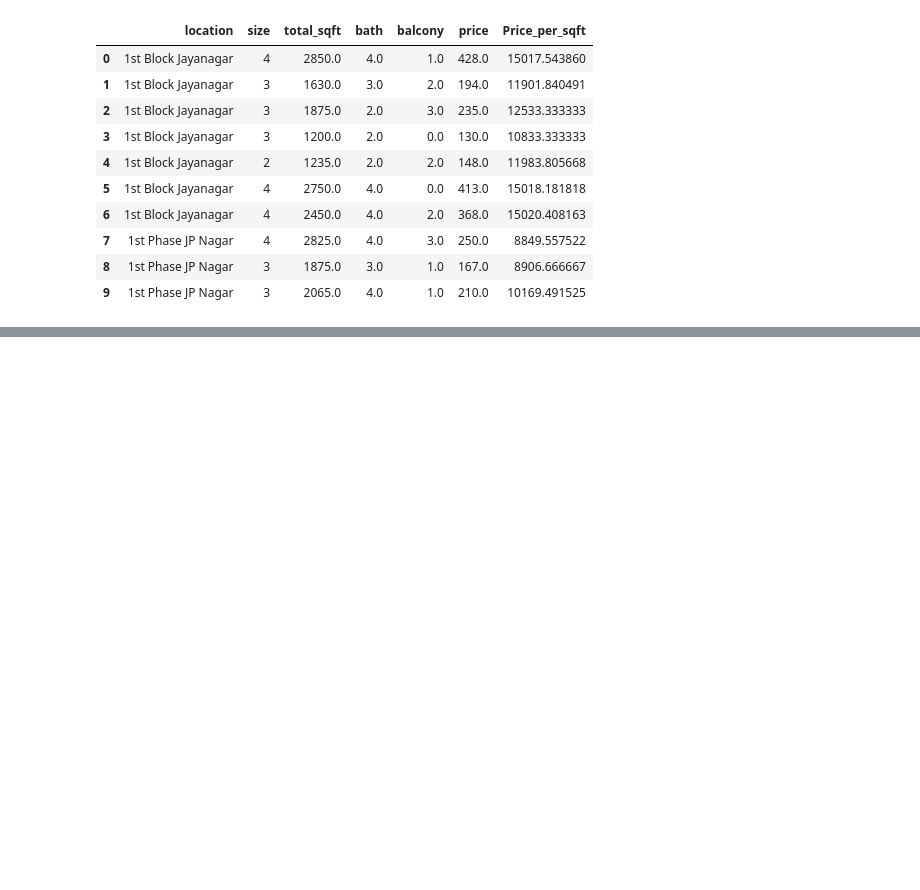
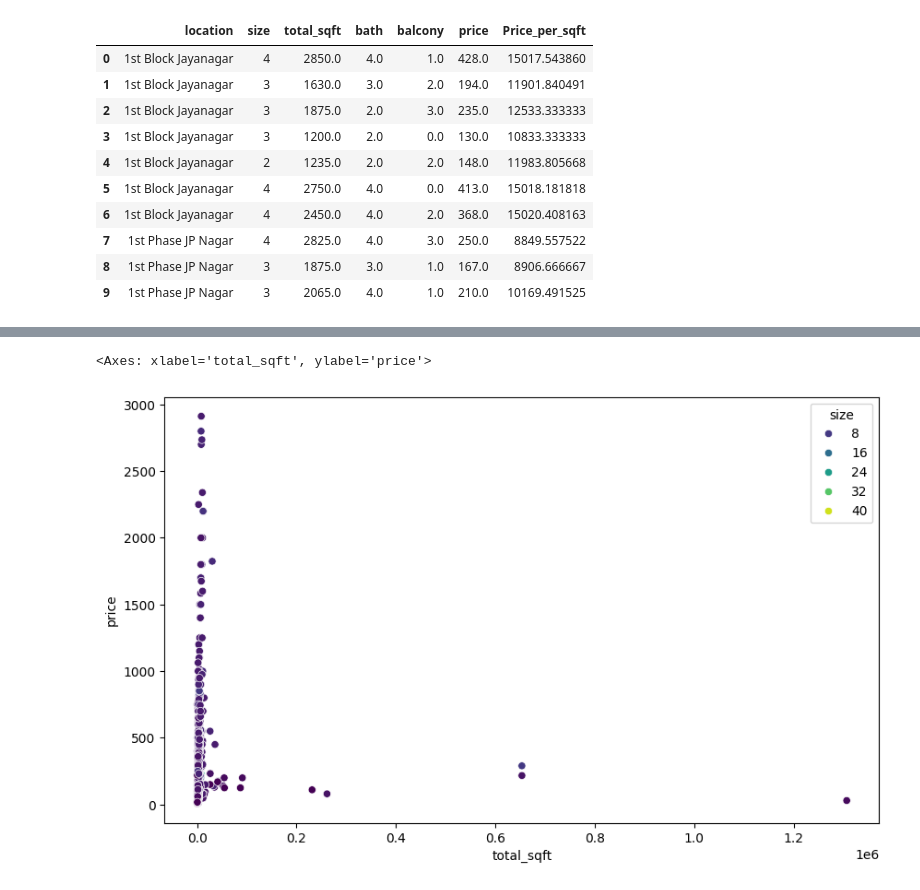
Before and after one commit to SSarkar-1/Bangalore-Home-Price-Prediction, a Jupyter notebook: BLR.ipynb, the cells around one changed output, grey strips where cells are left out. Saved outputs shown, nothing was run; the diff lists cells and outputs as text; code cells hidden in the pictures; blank space fills up the shorter version.

```diff
--- a/BLR.ipynb
+++ b/BLR.ipynb
@@ -472,0 +494,6 @@ Text(0, 0.5, 'Count')
+# %%
+plt.figure(figsize=(10,6))
+sns.scatterplot(x='total_sqft', y='price', hue='size', data=df, palette='viridis')
+# %% [output]
+<Axes: xlabel='total_sqft', ylabel='price'>
+[figure, added]
```
Also changed, not shown: parts of 30 cells of this notebook.
